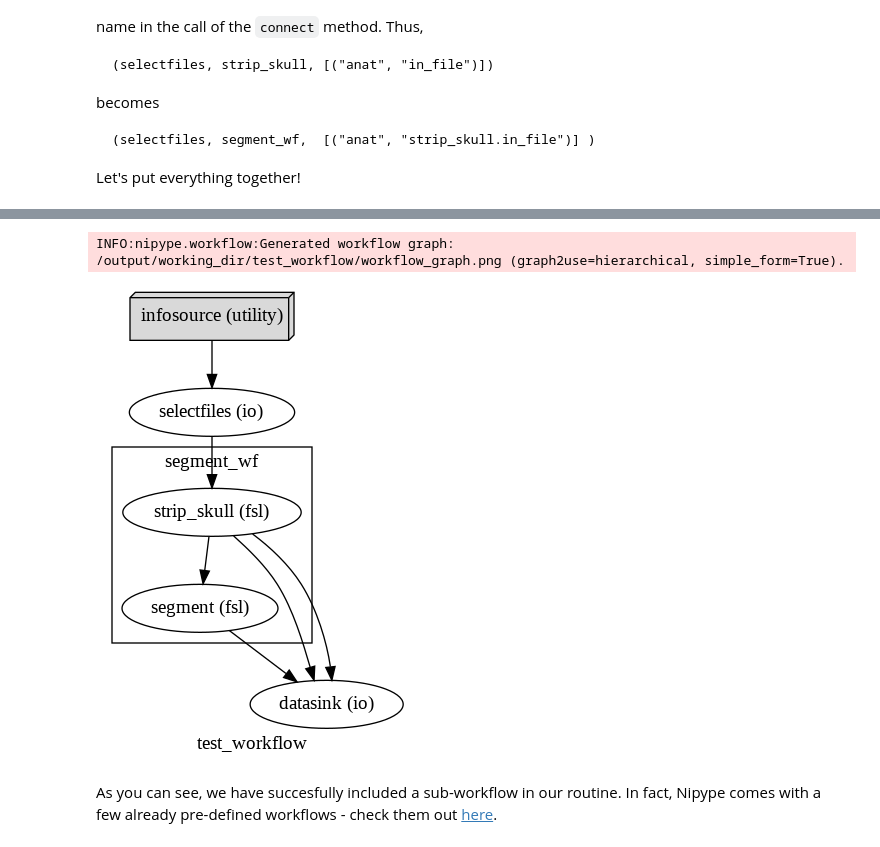
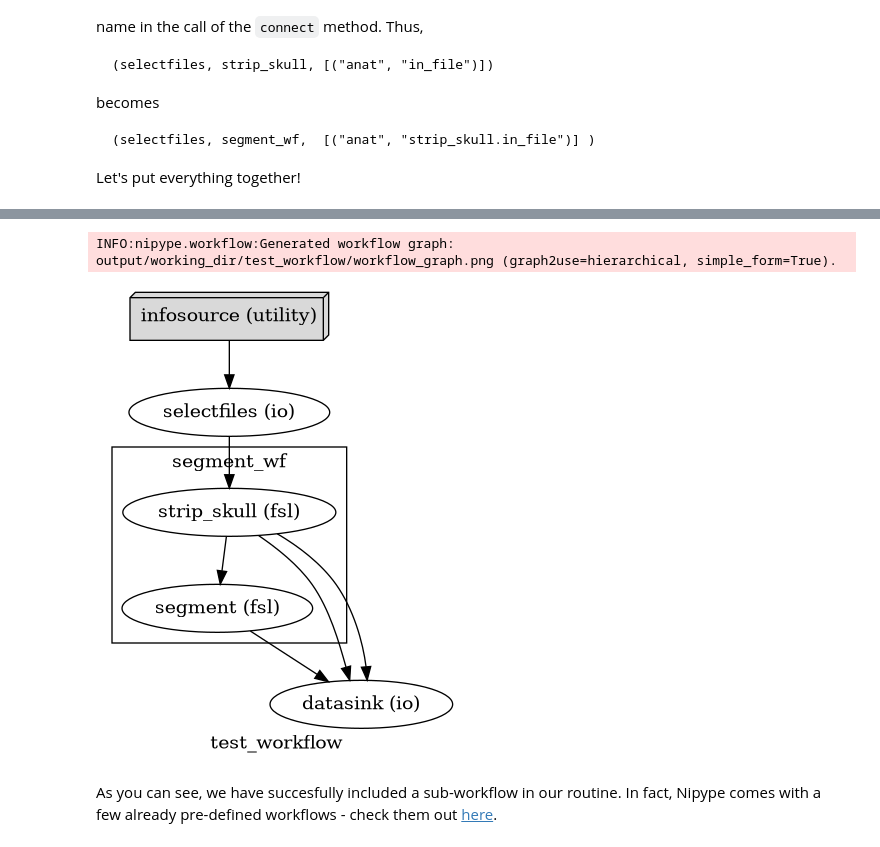
Before and after one commit to dominikpegler/tewa2-neuroimaging, a Jupyter notebook: 4 - Nipype input output streams.ipynb, the cells around one changed output, grey strips where cells are left out. Cells and saved outputs as stored; diff of their text form; code cells hidden in the pictures.

```diff
--- a/4 - Nipype input output streams.ipynb
+++ b/4 - Nipype input output streams.ipynb
@@ -77,8 +49,7 @@ After everything has been installed, let's create a new (main) worklow:
 # %%
 from nipype import Workflow, Node
 
-wf = Workflow(name = "test_workflow",
-               base_dir = "/output/working_dir")
+wf = Workflow(name="test_workflow", base_dir="output/working_dir")
 # %% [markdown]
 In our sample dataset we have three subject. Let's create a list of their IDs:
 # %%
@@ -172,5 +146,6 @@ wf.connect([  (infosource, selectfiles,  [("subject_id", "subject_id")] ),
 # %%
 wf.write_graph("workflow_graph.dot")
 from IPython.display import Image
-Image(filename="/output/working_dir/test_workflow/workflow_graph.png")
+
+Image(filename="output/working_dir/test_workflow/workflow_graph.png")
 # %% [output]
@@ -179,5 +154,5 @@ Image(filename="/output/working_dir/test_workflow/workflow_graph.png")
-INFO:nipype.workflow:Generated workflow graph: /output/working_dir/test_workflow/workflow_graph.png (graph2use=hierarchical, simple_form=True).
+INFO:nipype.workflow:Generated workflow graph: output/working_dir/test_workflow/workflow_graph.png (graph2use=hierarchical, simple_form=True).
-[figure, old version]
+[figure, new version]
 # %% [markdown]
 As you can see, we have succesfully included a sub-workflow in our routine. In fact, Nipype comes with a few already pre-defined workflows - check them out [here](https://nipype.readthedocs.io/en/1.1.7/interfaces/generated/workflows.fmri.html).
 # %%
```
Also changed, not shown: parts of 15 cells of this notebook.
